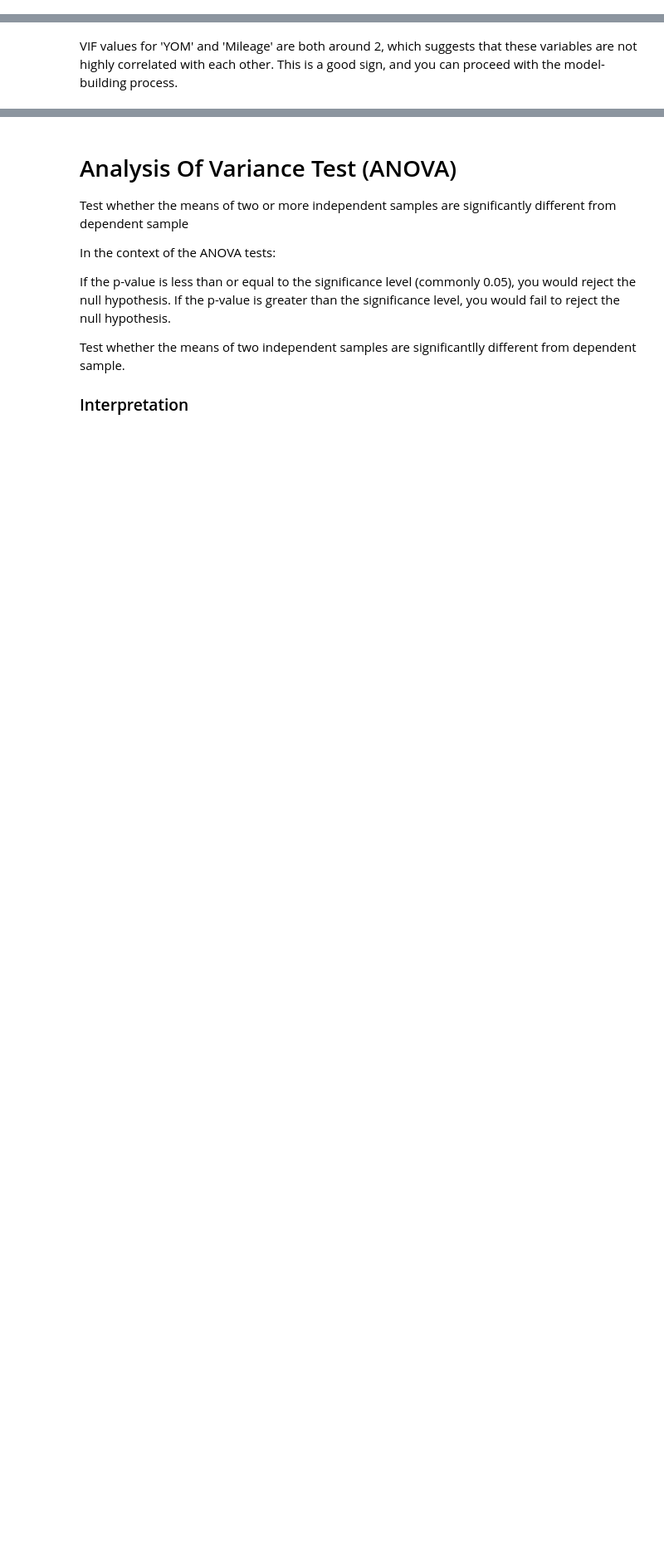
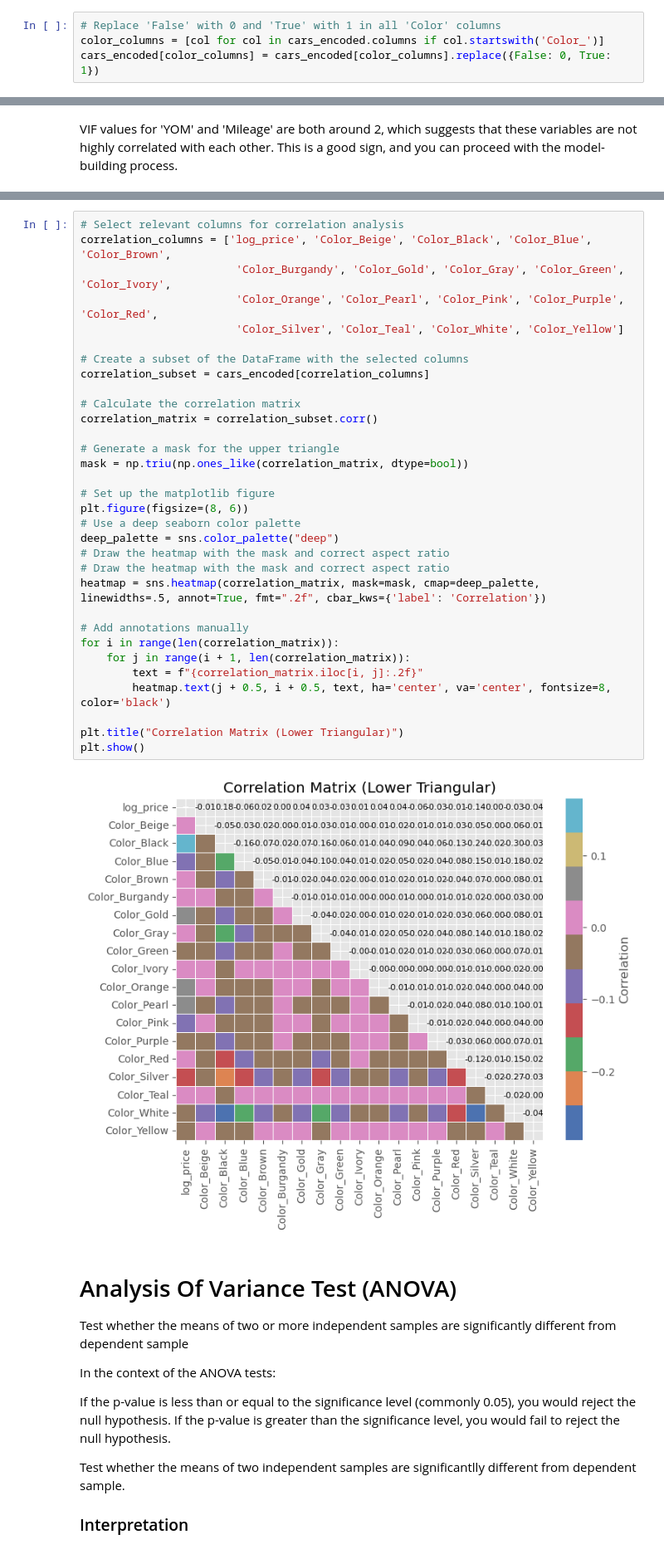
Before and after one commit to Cynthiachelangat/groupcarproject, a Jupyter notebook: model.ipynb, the cells around one changed output, grey strips where cells are left out. Shown at 83% size. Drawn from its saved outputs; the diff is of its cells as text; blank space fills up the shorter version.

Commit message:
corr

```diff
--- a/model.ipynb
+++ b/model.ipynb
@@ -638,6 +638,10 @@ print(cars_encoded.head(3))
 2         False
 
 [3 rows x 27 columns]
+# %%
+# Replace 'False' with 0 and 'True' with 1 in all 'Color' columns
+color_columns = [col for col in cars_encoded.columns if col.startswith('Color_')]
+cars_encoded[color_columns] = cars_encoded[color_columns].replace({False: 0, True: 1})
 # %%
 plt.figure(figsize=(16, 4))
 
@@ -732,3 +726,37 @@ print(vif_result)
+# %%
+# Select relevant columns for correlation analysis
+correlation_columns = ['log_price', 'Color_Beige', 'Color_Black', 'Color_Blue', 'Color_Brown',
+                        'Color_Burgandy', 'Color_Gold', 'Color_Gray', 'Color_Green', 'Color_Ivory',
+                        'Color_Orange', 'Color_Pearl', 'Color_Pink', 'Color_Purple', 'Color_Red',
+                        'Color_Silver', 'Color_Teal', 'Color_White', 'Color_Yellow']
+
+# Create a subset of the DataFrame with the selected columns
+correlation_subset = cars_encoded[correlation_columns]
+
+# Calculate the correlation matrix
+correlation_matrix = correlation_subset.corr()
+
+# Generate a mask for the upper triangle
+mask = np.triu(np.ones_like(correlation_matrix, dtype=bool))
+
+# Set up the matplotlib figure
+plt.figure(figsize=(8, 6))
+# Use a deep seaborn color palette
+deep_palette = sns.color_palette("deep")
+# Draw the heatmap with the mask and correct aspect ratio
+# Draw the heatmap with the mask and correct aspect ratio
+heatmap = sns.heatmap(correlation_matrix, mask=mask, cmap=deep_palette, linewidths=.5, annot=True, fmt=".2f", cbar_kws={'label': 'Correlation'})
+
+# Add annotations manually
+for i in range(len(correlation_matrix)):
+    for j in range(i + 1, len(correlation_matrix)):
+        text = f"{correlation_matrix.iloc[i, j]:.2f}"
+        heatmap.text(j + 0.5, i + 0.5, text, ha='center', va='center', fontsize=8, color='black')
+
+plt.title("Correlation Matrix (Lower Triangular)")
+plt.show()
+# %% [output]
+[figure, added]
 # %% [markdown]
 # Analysis Of Variance Test (ANOVA)
 Test whether the means of two or more independent samples are significantly different from dependent sample
```
Also changed, not shown: parts of 3 cells of this notebook.
